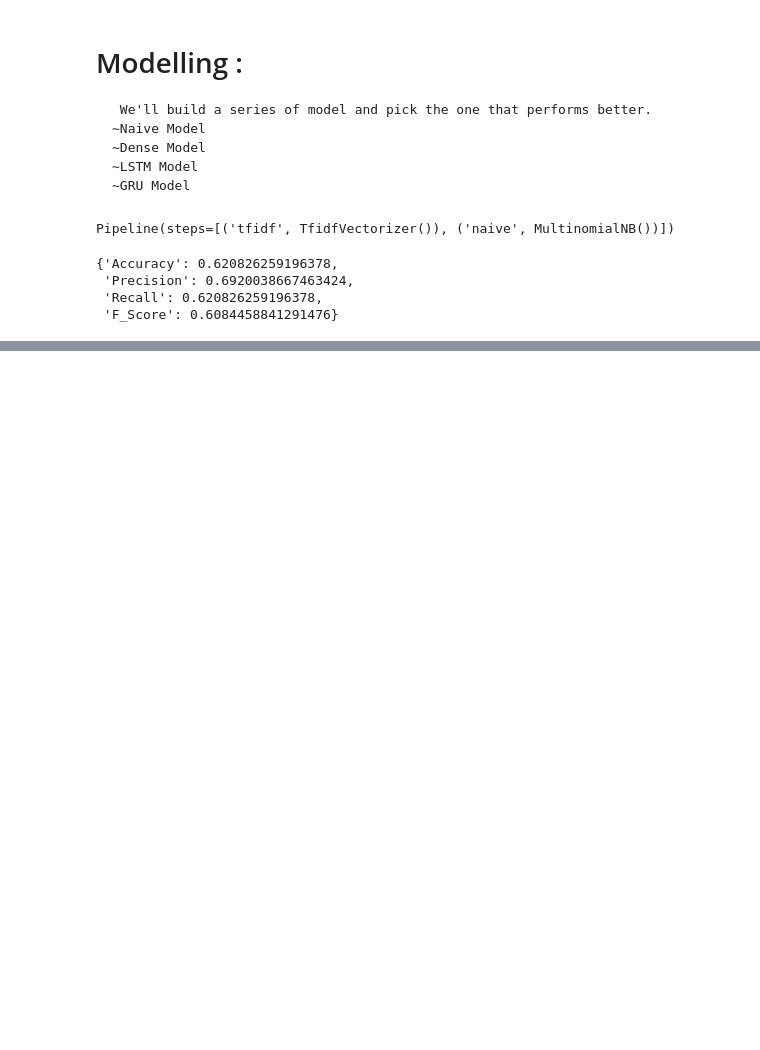
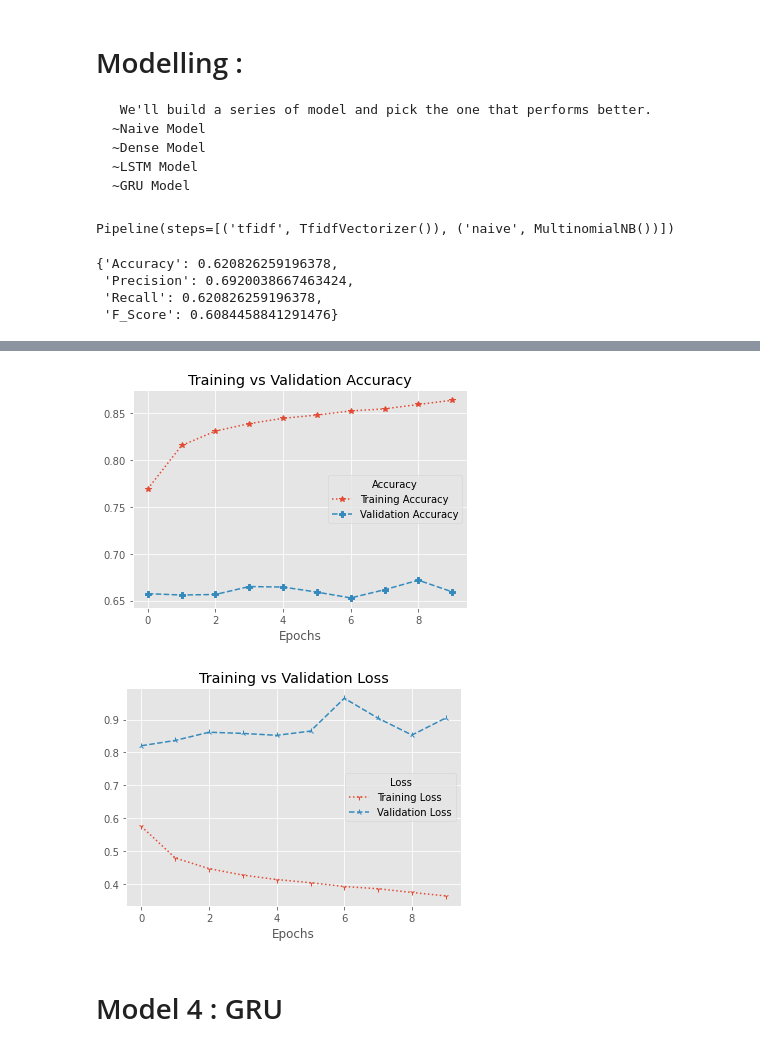
Before and after one commit to ahmad1jalal/Twitter-Sentiment-Extaction, a Jupyter notebook: Twitter-Senitment.ipynb, the cells around one changed output, grey strips where cells are left out. Cells and saved outputs as stored; diff of their text form; code cells hidden in the pictures; blank space fills up the shorter version.

Commit message:
LSTM & GRU Model

```diff
--- a/Twitter-Senitment.ipynb
+++ b/Twitter-Senitment.ipynb
@@ -677,0 +737,8 @@ plot_model_performance(history_1)
+# %%
+# fitting the model to data....
+history_3 = model_3.fit(train_text, train_labels,
+                       epochs = 10,
+                       validation_data = (test_text,test_labels),
+                       validation_split = int(len(test_text) * 0.25),
+                        callbacks = [tf.keras.callbacks.ModelCheckpoint("LSTM.tf",
+                                                                               save_best_only=True)])
@@ -677,0 +787,8 @@ plot_model_performance(history_1)
+# %%
+# plot model performance...
+plot_model_performance(history_3)
+# %% [output]
+[figure, added]
+[figure, added]
+# %% [markdown]
+# Model 4 : GRU
```
Also changed, not shown: parts of 30 cells of this notebook, 4 other files.
